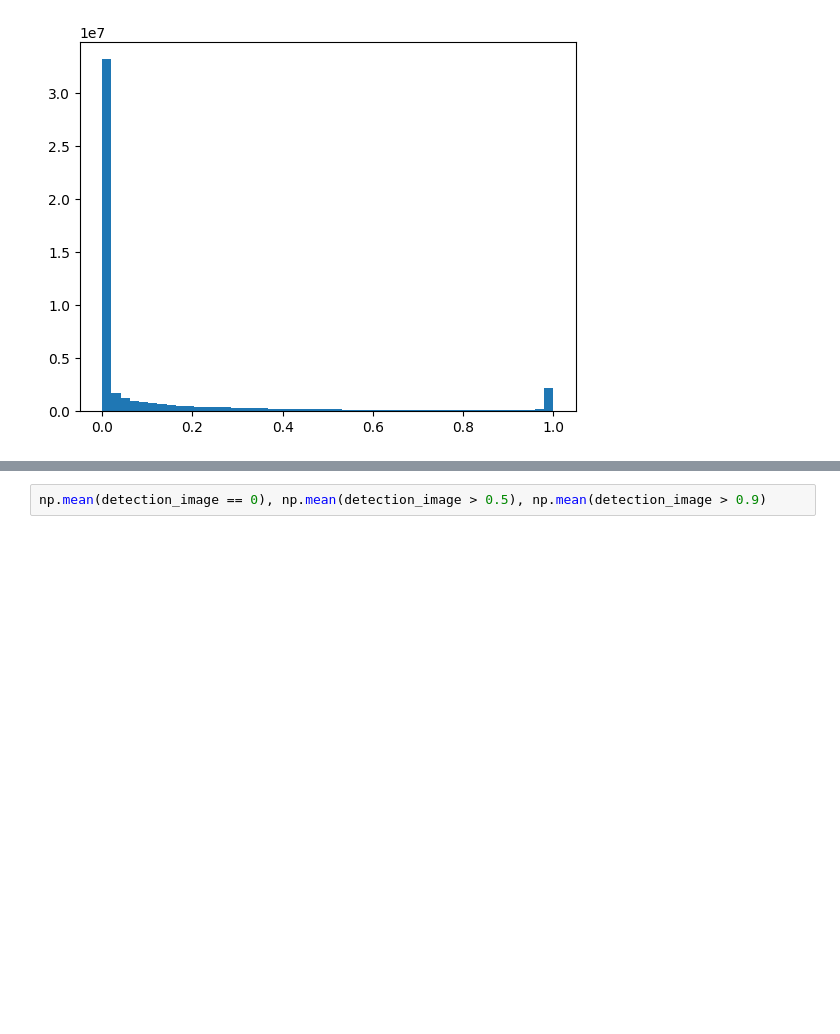
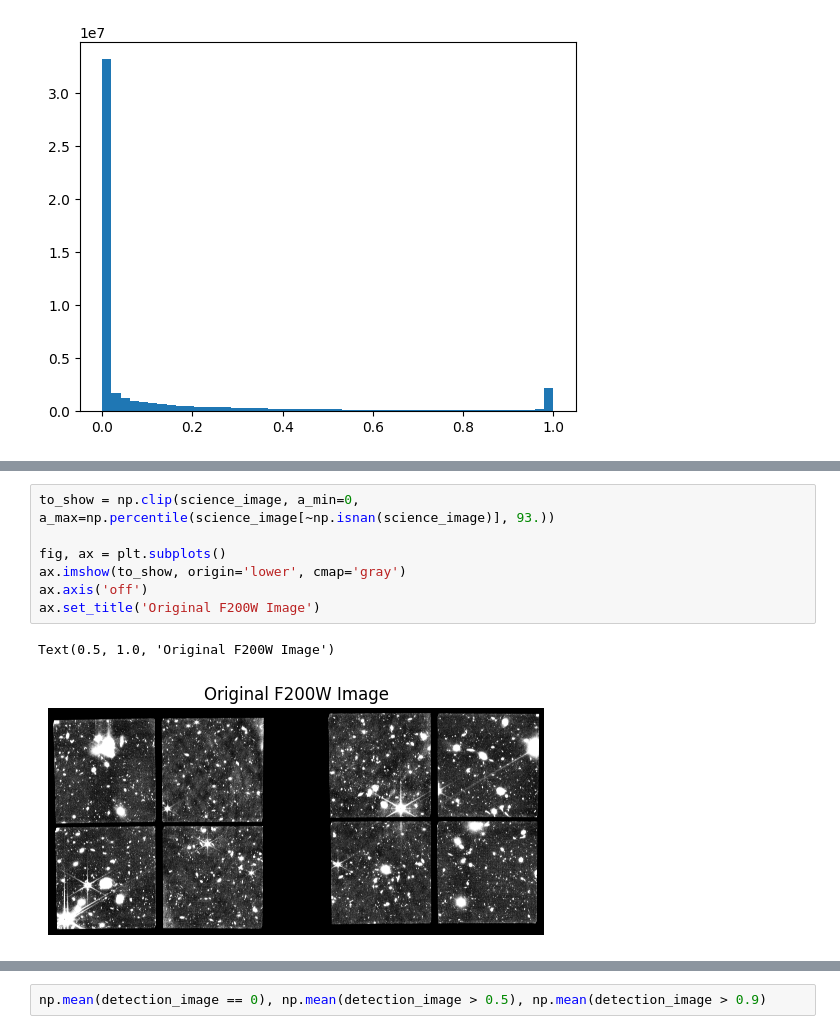
Before and after one commit to mwalmsley/gz-jwst, a Jupyter notebook: gzjwst/catalog_for_survey_chisq_full.ipynb, the cells around one changed output, grey strips where cells are left out. Saved outputs shown, nothing was run; the diff lists cells and outputs as text; blank space fills up the shorter version.

```diff
--- a/gzjwst/catalog_for_survey_chisq_full.ipynb
+++ b/gzjwst/catalog_for_survey_chisq_full.ipynb
@@ -63 +75,11 @@ plt.imshow(to_show, origin='lower', cmap='gray')
+# %%
+to_show = np.clip(science_image, a_min=0, a_max=np.percentile(science_image[~np.isnan(science_image)], 93.))
+
+fig, ax = plt.subplots()
+ax.imshow(to_show, origin='lower', cmap='gray')
+ax.axis('off')
+ax.set_title('Original F200W Image')
+# %% [output]
+Text(0.5, 1.0, 'Original F200W Image')
+[figure, added]
 # %%
```
Also changed, not shown: parts of 7 cells of this notebook, 1 other file.
